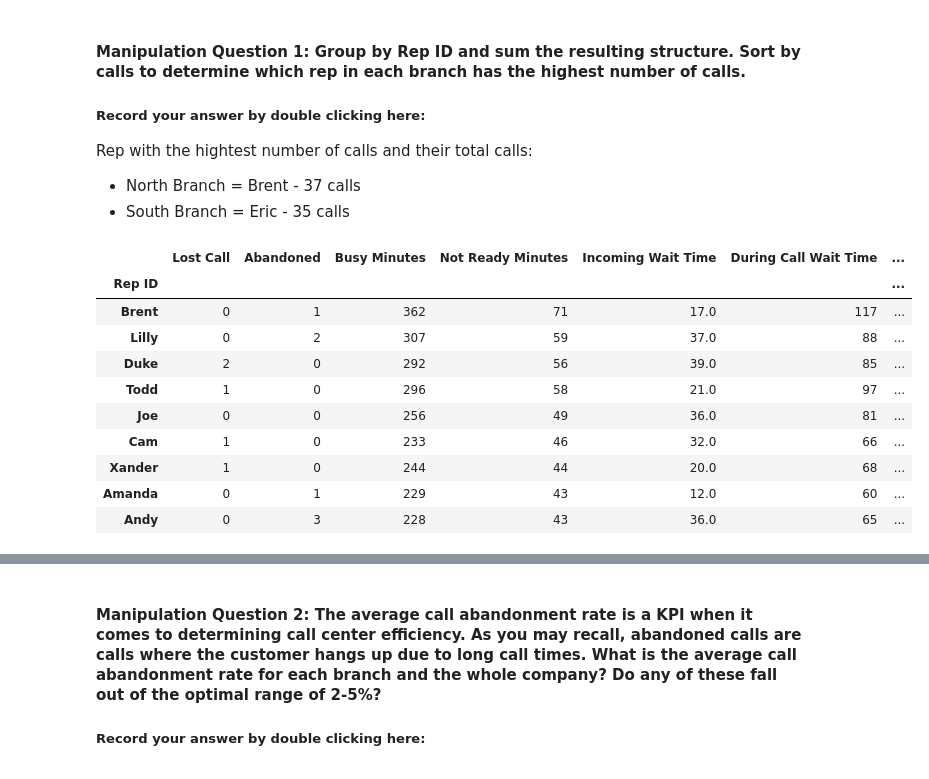
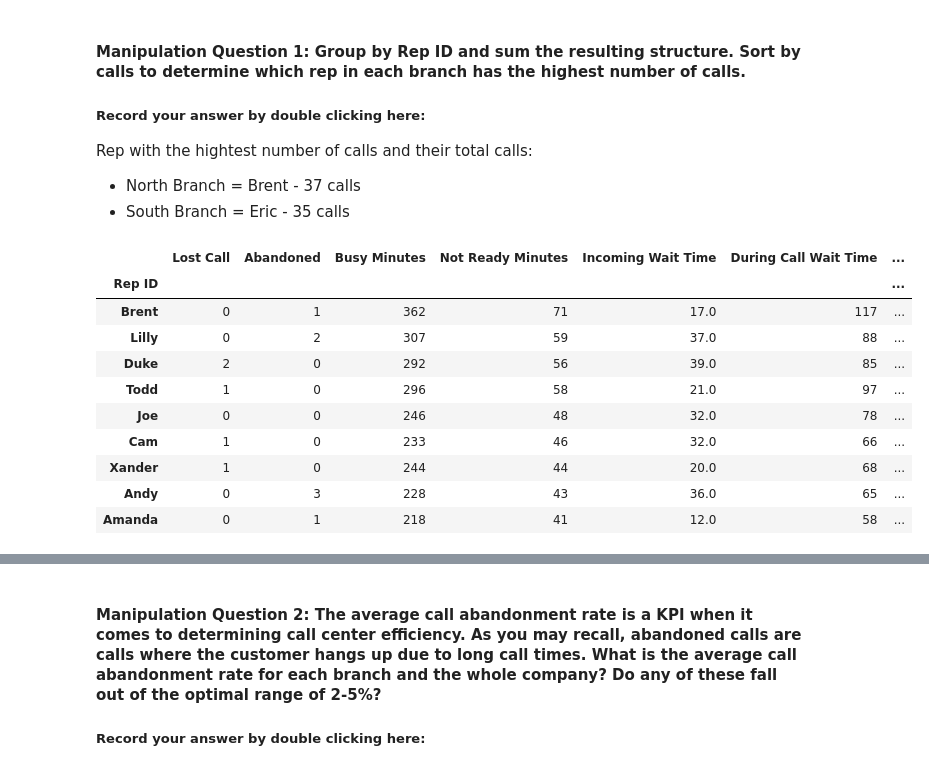
Before and after one commit to pamkellerman/call-center-cleanup-assignment, a Jupyter notebook: Call_Center_Cleanup.ipynb, the cells around one changed output, grey strips where cells are left out. Cells and saved outputs as stored; diff of their text form; code cells hidden in the pictures.

```diff
--- a/Call_Center_Cleanup.ipynb
+++ b/Call_Center_Cleanup.ipynb
@@ -422,0 +427,2 @@ new_south_df
+# %%
+north2_df = new_north_df.drop_duplicates()
@@ -455,17 +474,17 @@ Rep with the hightest number of calls and their total calls:
 # %%
 # Code Used
 # Add Additional Cells as needed.
-new_north_df.groupby("Rep ID").sum().sort_values(by='Calls', ascending=False)
+north2_df.groupby("Rep ID").sum().sort_values(by='Calls', ascending=False)
 # %% [output]
 |  | Lost Call | Abandoned | Busy Minutes | Not Ready Minutes | Incoming Wait Time | During Call Wait Time | ... |
 | Rep ID |  |  |  |  |  |  | ... |
 | Brent | 0 | 1 | 362 | 71 | 17.0 | 117 | ... |
 | Lilly | 0 | 2 | 307 | 59 | 37.0 | 88 | ... |
 | Duke | 2 | 0 | 292 | 56 | 39.0 | 85 | ... |
 | Todd | 1 | 0 | 296 | 58 | 21.0 | 97 | ... |
-| Joe | 0 | 0 | 256 | 49 | 36.0 | 81 | ... |
+| Joe | 0 | 0 | 246 | 48 | 32.0 | 78 | ... |
 | Cam | 1 | 0 | 233 | 46 | 32.0 | 66 | ... |
 | Xander | 1 | 0 | 244 | 44 | 20.0 | 68 | ... |
-| Amanda | 0 | 1 | 229 | 43 | 12.0 | 60 | ... |
 | Andy | 0 | 3 | 228 | 43 | 36.0 | 65 | ... |
+| Amanda | 0 | 1 | 218 | 41 | 12.0 | 58 | ... |
 # %%
```
Also changed, not shown: parts of 24 cells of this notebook.
